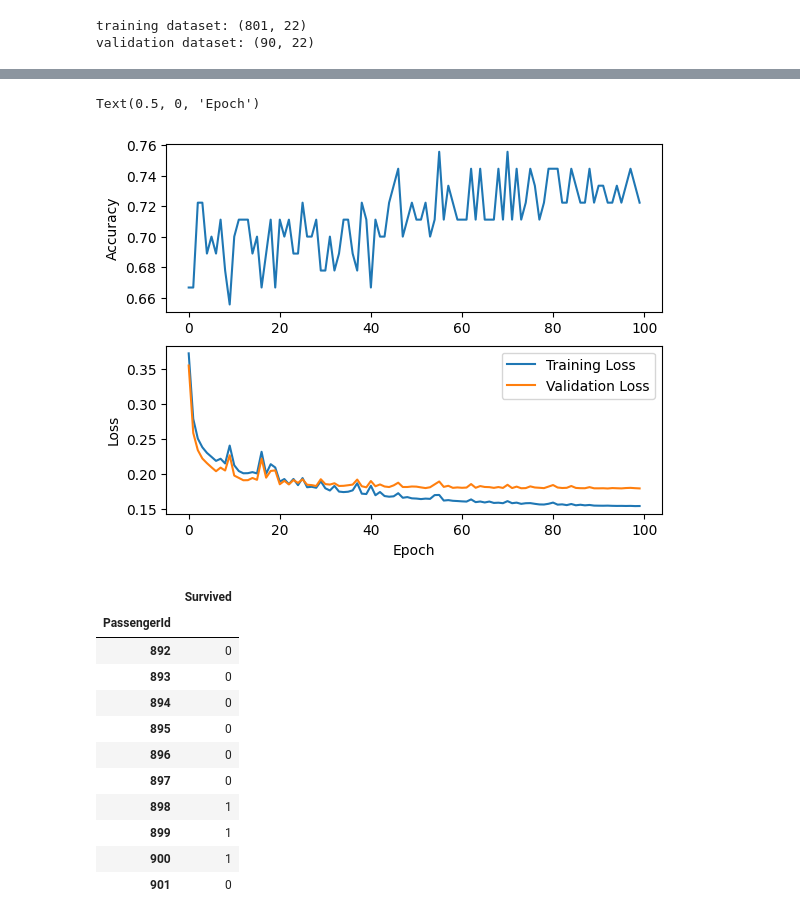
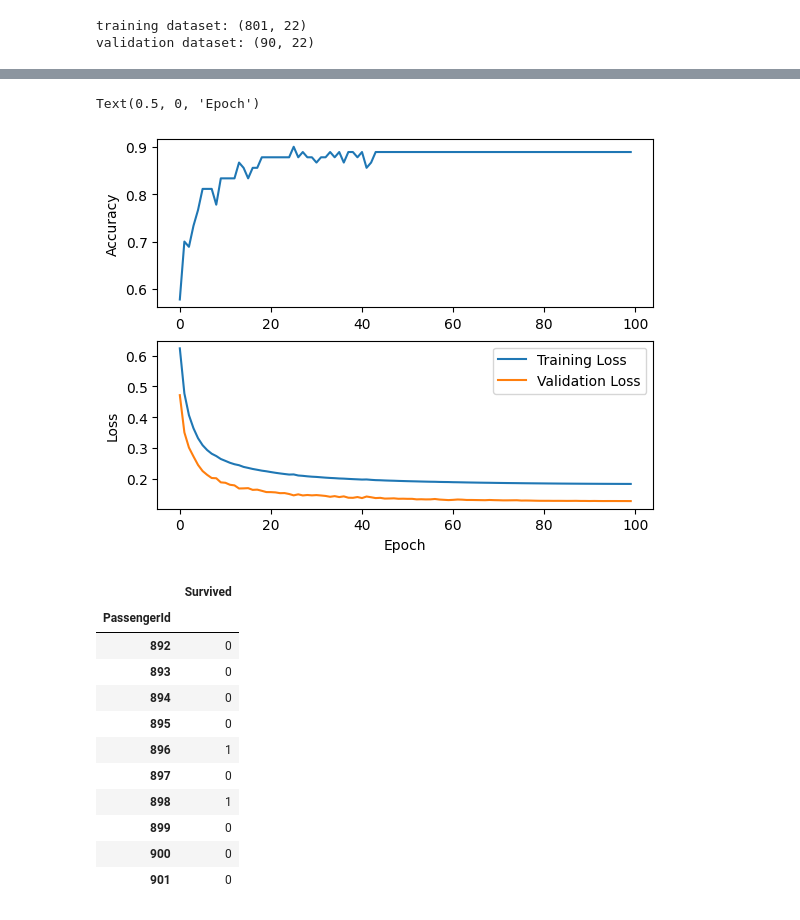
Before and after one commit to zirkelc/micrograd-titanic, a Jupyter notebook: micrograd.ipynb, the cells around one changed output, grey strips where cells are left out. Saved outputs shown, nothing was run; the diff lists cells and outputs as text; code cells hidden in the pictures.

```diff
--- a/micrograd.ipynb
+++ b/micrograd.ipynb
@@ -390,7 +390,7 @@ def train_model(model, xy_train, xy_validate, num_epochs=100, batch_size=32):
 # %%
 # Define number of input features, hidden layers, and output features
 num_inputs = X_train.shape[1]
-num_hidden = [22,11]
+num_hidden = [11,6]
 num_outputs = 1
 
 # Initialize the model
@@ -400,7 +400,7 @@ print(model)
 print(f"Parameters: {len(model.parameters())}")
 
 # Define the training parameters
-batch_size = 50
+batch_size = 100
 num_epochs = 100
 
 # Train the model
@@ -444,5 +444,5 @@ Validation accuracy: 72.222%
 Text(0.5, 0, 'Epoch')
-[figure, old version]
+[figure, new version]
 # %%
 # Input features from the scaled test dataset
 test_features = test_scaled_df.to_numpy()
@@ -463,9 +463,9 @@ submission_df.head(10)
 | 893 | 0 |
 | 894 | 0 |
 | 895 | 0 |
-| 896 | 0 |
+| 896 | 1 |
 | 897 | 0 |
 | 898 | 1 |
-| 899 | 1 |
-| 900 | 1 |
+| 899 | 0 |
+| 900 | 0 |
 | 901 | 0 |
```
Also changed, not shown: parts of 2 cells of this notebook.
